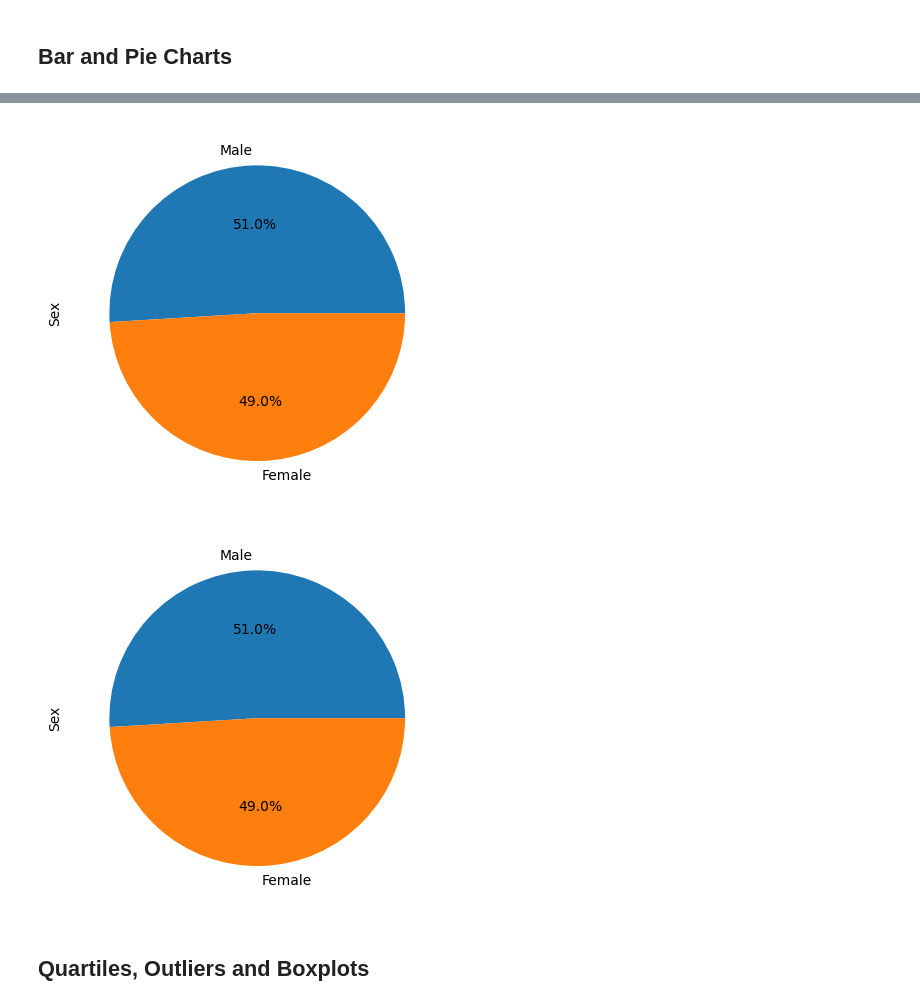
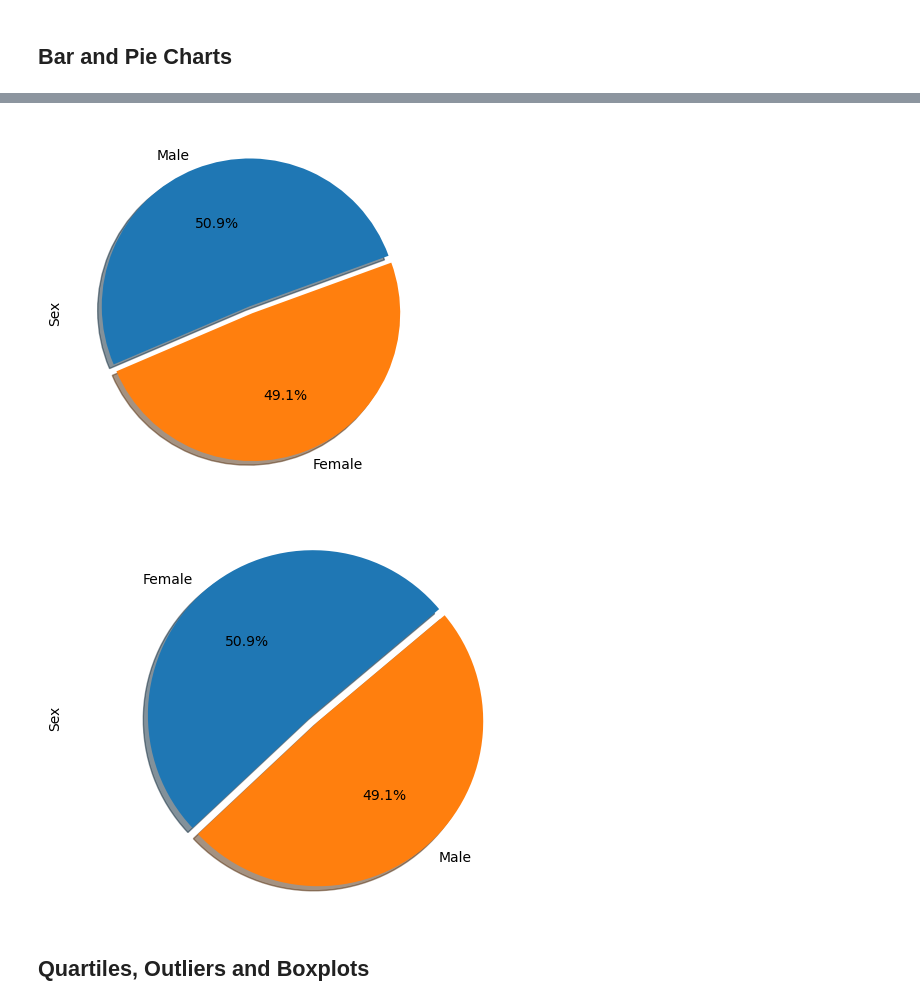
Before and after one commit to d6kramer/matplotlib-challenge, a Jupyter notebook: Starter_Code/Pymaceuticals/pymaceuticals_working.ipynb, the cells around one changed output, grey strips where cells are left out. Drawn from its saved outputs; the diff is of its cells as text; code cells hidden in the pictures.

```diff
--- a/Starter_Code/Pymaceuticals/pymaceuticals_working.ipynb
+++ b/Starter_Code/Pymaceuticals/pymaceuticals_working.ipynb
@@ -158,11 +163,22 @@ tumor_df
 # %%
 # Generate a pie plot showing the distribution of female versus male mice using Pandas
+mouse_gender = cleaned_study["Sex"].value_counts()
+
+figure_pie = mouse_gender.plot(kind='pie', y="Sex", autopct="%1.1f%%", explode=(0.05,0), shadow=True, startangle=20)
+figure_pie.set_ylabel("Sex")
+plt.show()
 # %% [output]
-[figure, old version]
+[figure, new version]
 # %%
 # Generate a pie plot showing the distribution of female versus male mice using pyplot
+gender = cleaned_study["Sex"].unique()
+gender_counts = cleaned_study["Sex"].value_counts()
+plt.pie(gender_counts, explode=(0.05, 0), labels=gender, autopct="%1.1f%%", shadow=True, startangle=40)
+plt.ylabel("Sex")
+plt.axis("equal")
+plt.show()
 # %% [output]
-[figure, old version]
+[figure, new version]
 # %% [markdown]
 ## Quartiles, Outliers and Boxplots
 # %%
```
Also changed, not shown: parts of 5 cells of this notebook.
